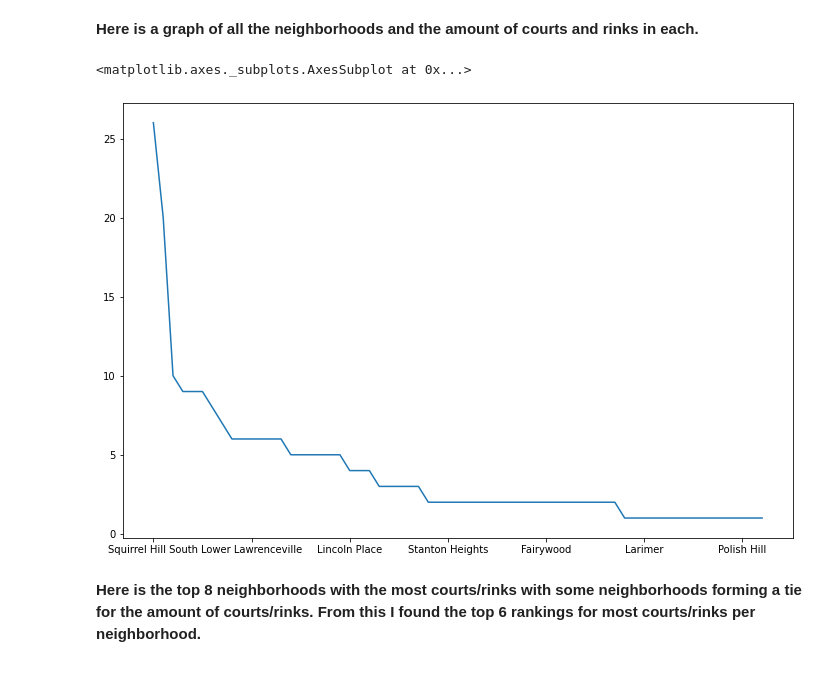
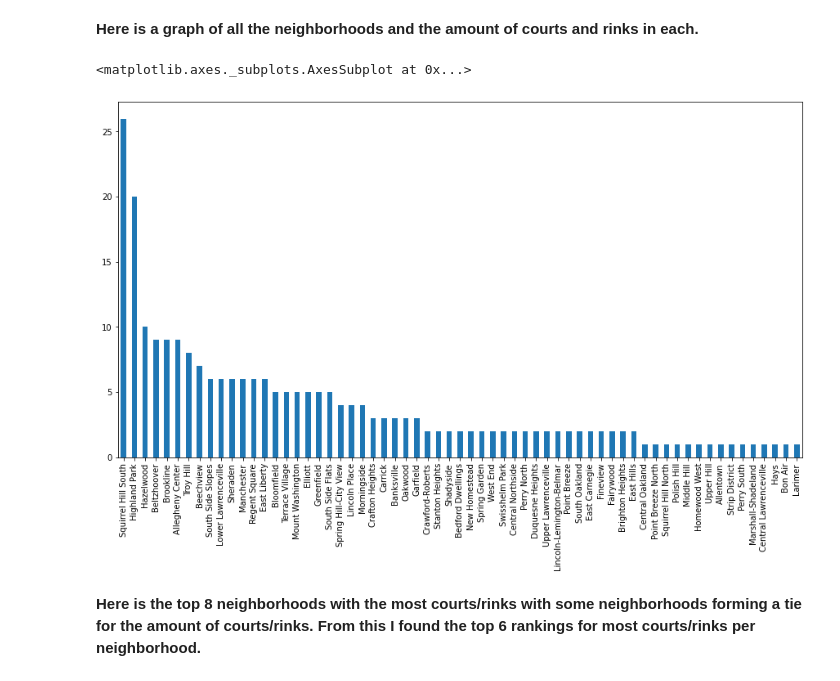
Before and after one commit to Roma-Reddy/Cmpinf0010FinalProject, a Jupyter notebook: Final_Project_Notebook.ipynb, the cells around one changed output. Saved outputs shown, nothing was run; the diff lists cells and outputs as text; code cells hidden in the pictures.

```diff
--- a/Final_Project_Notebook.ipynb
+++ b/Final_Project_Notebook.ipynb
@@ -291,10 +291,10 @@ courts_and_rinks.sample(20)
 # %% [markdown]
 **Here is a graph of all the neighborhoods and the amount of courts and rinks in each.**
 # %%
-courts_values.plot(figsize=[12,8])
+courts_values.plot.bar(figsize=[15,8])
 # %% [output]
 <matplotlib.axes._subplots.AxesSubplot at 0x...>
-[figure, old version]
+[figure, new version]
 # %% [markdown]
 **Here is the top 8 neighborhoods with the most courts/rinks with some neighborhoods forming a tie for the amount of courts/rinks. From this I found the top 6 rankings for most courts/rinks per neighborhood.**
 # %%
```
Also changed, not shown: parts of 6 cells of this notebook.
